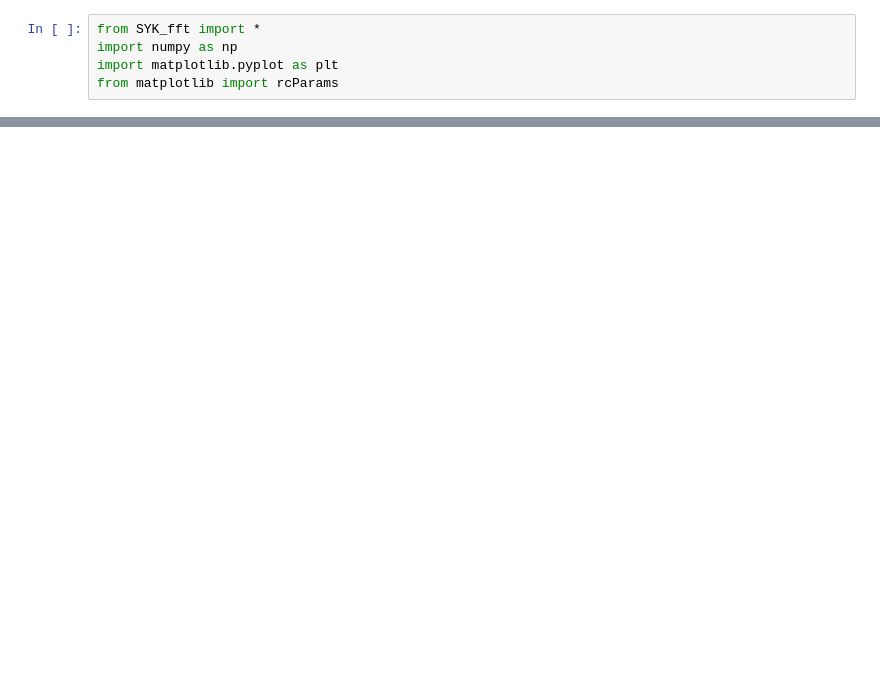
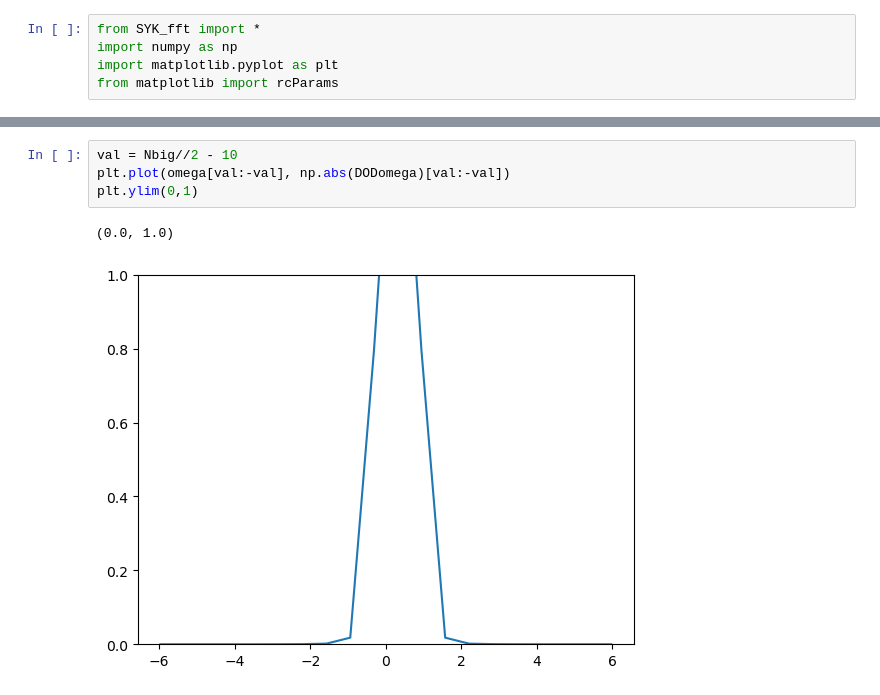
Before and after one commit to aravindhshankar/TwoSidedYSYK, a Jupyter notebook: Metal_Imag_time.ipynb, the cells around one changed output, grey strips where cells are left out. Cells and saved outputs as stored; diff of their text form; blank space fills up the shorter version.

```diff
--- a/Metal_Imag_time.ipynb
+++ b/Metal_Imag_time.ipynb
@@ -109,0 +94,7 @@ tau[i], beta-tau[i], tau[::-1][i]
+# %%
+val = Nbig//2 - 10
+plt.plot(omega[val:-val], np.abs(DODomega)[val:-val])
+plt.ylim(0,1)
+# %% [output]
+(0.0, 1.0)
+[figure, added]
```
Also changed, not shown: parts of 7 cells of this notebook.
